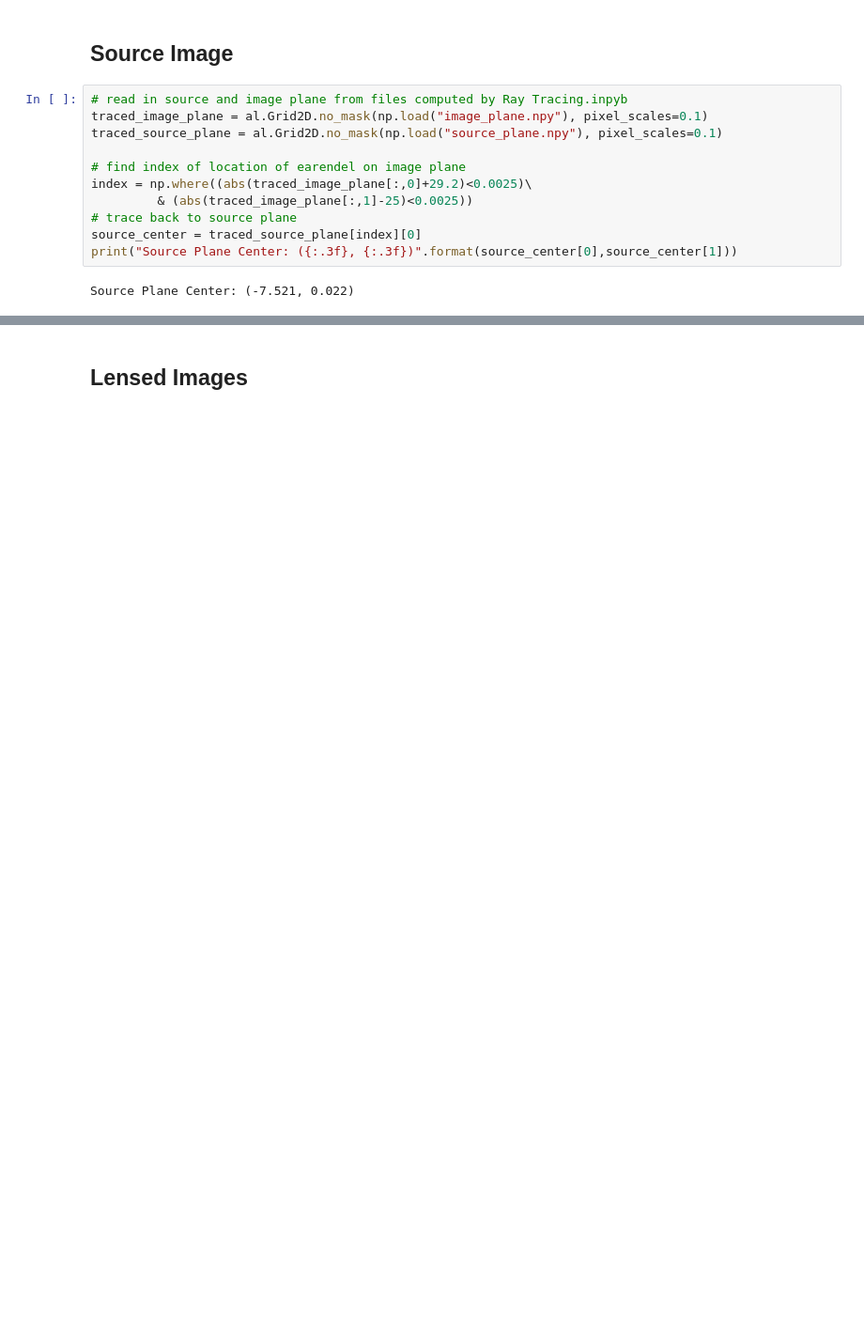
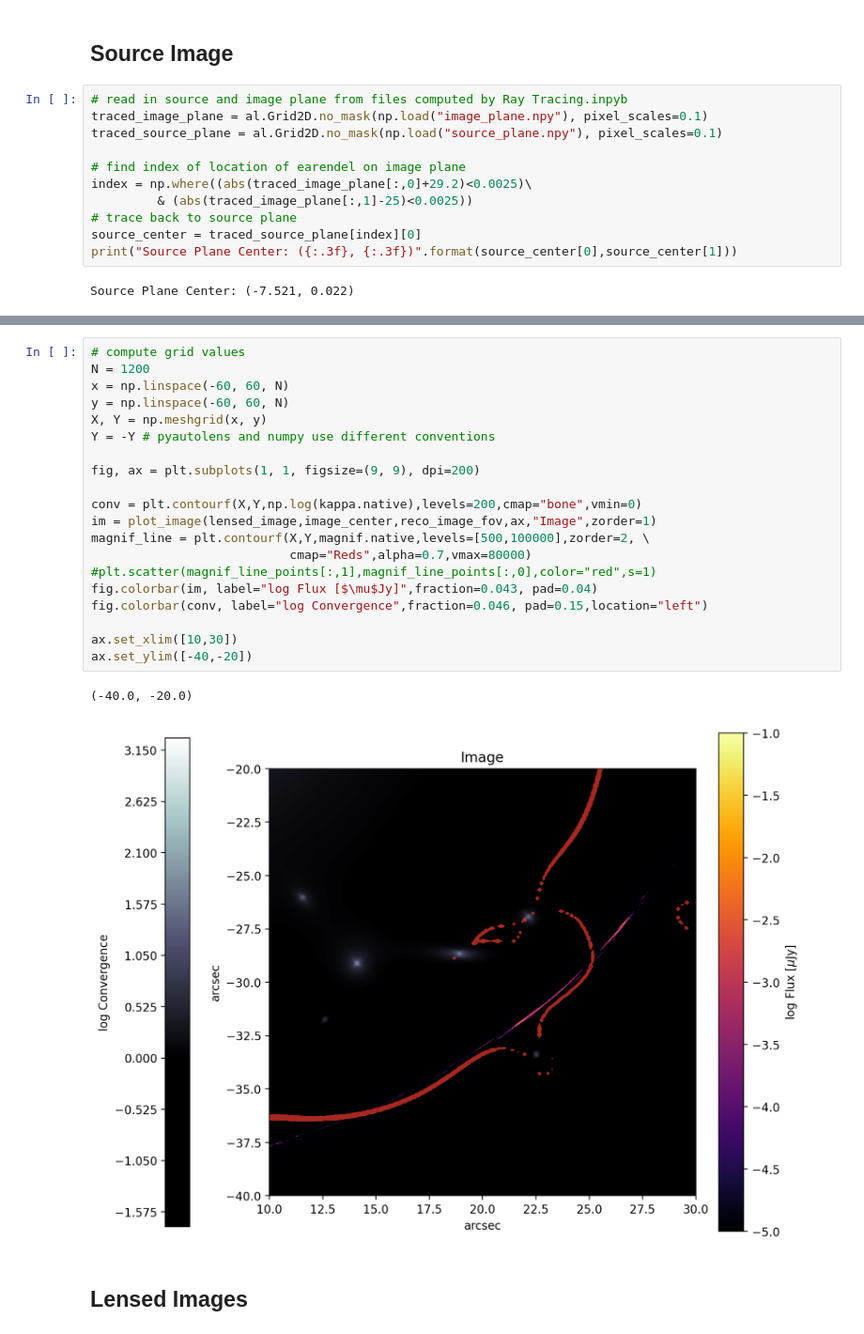
Before and after one commit to syp2001/gravitational-lensing, a Jupyter notebook: Lensing.ipynb, the cells around one changed output, grey strips where cells are left out. Shown at 94% size. Cells and saved outputs as stored; diff of their text form; blank space fills up the shorter version.

```diff
--- a/Lensing.ipynb
+++ b/Lensing.ipynb
@@ -110,3 +129,26 @@ traced_grid = change_coordinates(traced_source_plane, \
+# %%
+# compute grid values
+N = 1200
+x = np.linspace(-60, 60, N)
+y = np.linspace(-60, 60, N)
+X, Y = np.meshgrid(x, y)
+Y = -Y # pyautolens and numpy use different conventions
+
+fig, ax = plt.subplots(1, 1, figsize=(9, 9), dpi=200)
+
+conv = plt.contourf(X,Y,np.log(kappa.native),levels=200,cmap="bone",vmin=0)
+im = plot_image(lensed_image,image_center,reco_image_fov,ax,"Image",zorder=1)
+magnif_line = plt.contourf(X,Y,magnif.native,levels=[500,100000],zorder=2, \
+                           cmap="Reds",alpha=0.7,vmax=80000)
+#plt.scatter(magnif_line_points[:,1],magnif_line_points[:,0],color="red",s=1)
+fig.colorbar(im, label="log Flux [$\mu$Jy]",fraction=0.043, pad=0.04)
+fig.colorbar(conv, label="log Convergence",fraction=0.046, pad=0.15,location="left")
+
+ax.set_xlim([10,30])
+ax.set_ylim([-40,-20])
+# %% [output]
+(-40.0, -20.0)
+[figure, added]
 # %% [markdown]
 ## Lensed Images
 # %%
```
Also changed, not shown: parts of 19 cells of this notebook, 7 other files.
